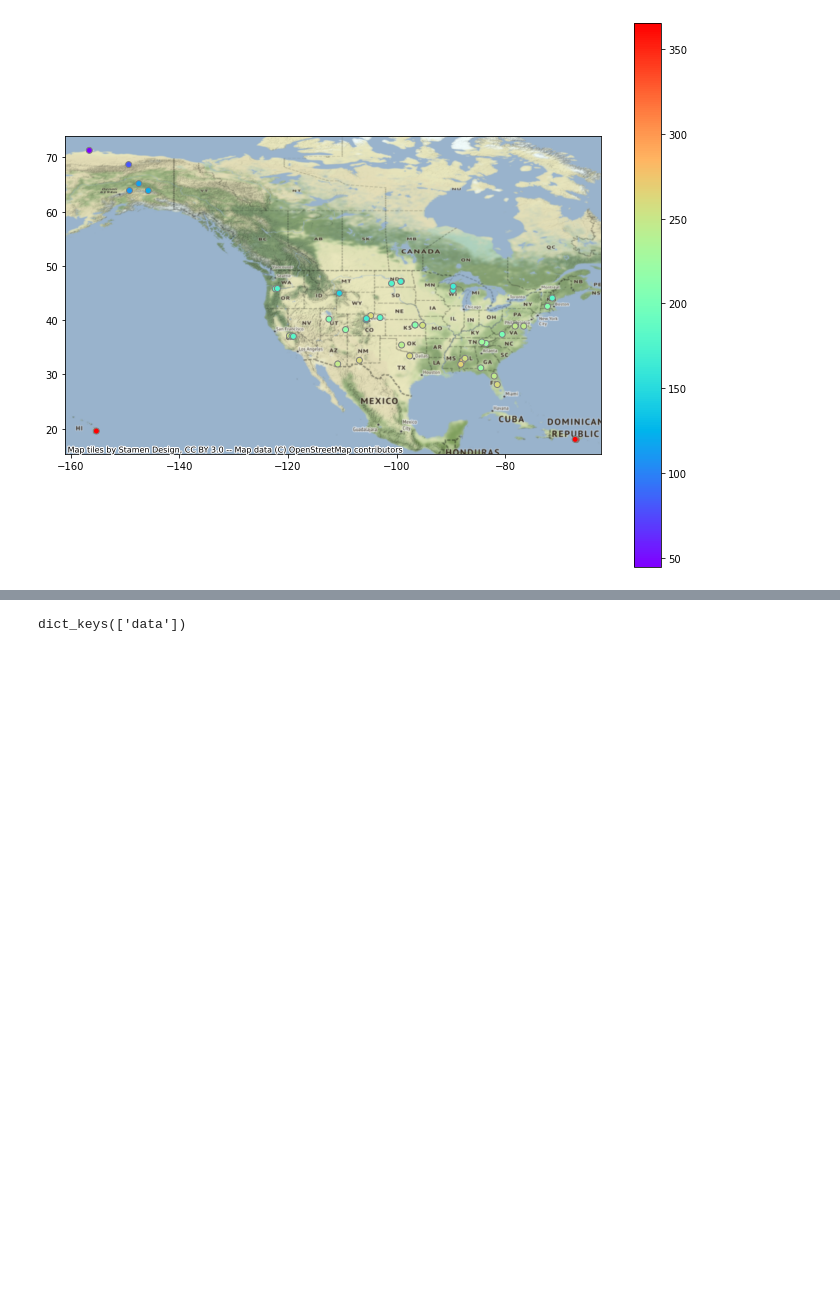
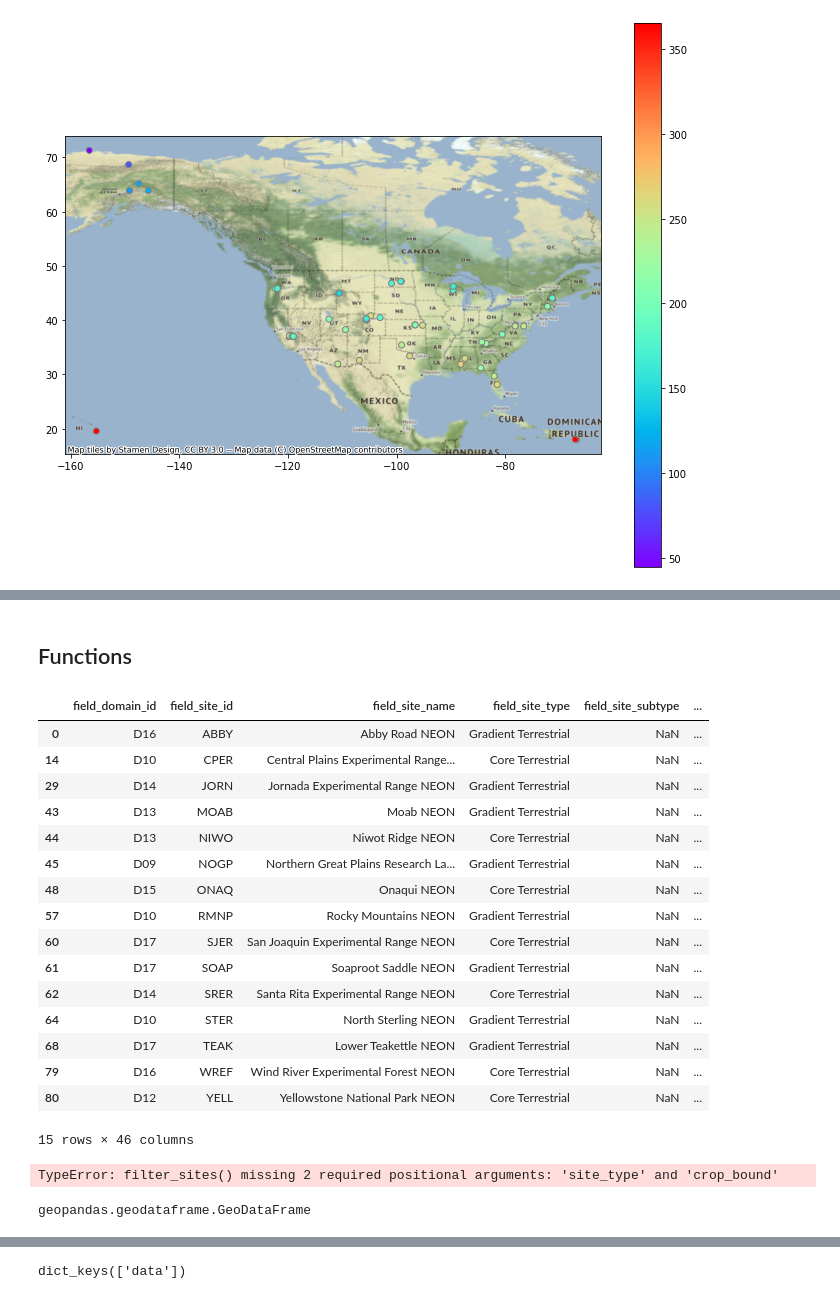
Before and after one commit to cnorristellar/macrosystems, a Jupyter notebook: prototyping-python.ipynb, the cells around one changed output, grey strips where cells are left out. Drawn from its saved outputs; the diff is of its cells as text; code cells hidden in the pictures; blank space fills up the shorter version.

Commit message:
Tutorial completed. User-defined function framework in progress. API Request in progress. Notebook organized.

```diff
--- a/prototyping-python.ipynb
+++ b/prototyping-python.ipynb
@@ -219,0 +220,41 @@ plt.show()
+# %% [markdown]
+## Functions
+# %%
+neon_bbox = neon_gdf.total_bounds
+# print(neon_bbox)
+
+xmin, ymin, xmax, ymax = neon_gdf.total_bounds
+
+neon_west_box = neon_gdf.cx[-130:-100, 25:50]
+# print(neon_west_bbox)
+
+neon_west_sites = neon_gdf[neon_gdf.geometry.within(neon_west_box)]
+neon_west_sites
+
+
+# Create filter list - terrestrial - core & gradient
+terrestrial_filter = ["Gradient Terrestrial", "Core Terrestrial"]
+
+# Create terrestrial sites
+neon_west_terrestrial = neon_west_sites[
+    neon_west_sites.field_site_type.isin(terrestrial_filter)]
+
+neon_west_terrestrial
+# %% [output]
+|  | field_domain_id | field_site_id | field_site_name | field_site_type | field_site_subtype | ... |
+| 0 | D16 | ABBY | Abby Road NEON | Gradient Terrestrial | NaN | ... |
+| 14 | D10 | CPER | Central Plains Experimental Range... | Core Terrestrial | NaN | ... |
+| 29 | D14 | JORN | Jornada Experimental Range NEON | Gradient Terrestrial | NaN | ... |
+| 43 | D13 | MOAB | Moab NEON | Gradient Terrestrial | NaN | ... |
+| 44 | D13 | NIWO | Niwot Ridge NEON | Core Terrestrial | NaN | ... |
+| 45 | D09 | NOGP | Northern Great Plains Research La... | Gradient Terrestrial | NaN | ... |
+| 48 | D15 | ONAQ | Onaqui NEON | Core Terrestrial | NaN | ... |
+| 57 | D10 | RMNP | Rocky Mountains NEON | Gradient Terrestrial | NaN | ... |
+| 60 | D17 | SJER | San Joaquin Experimental Range NEON | Core Terrestrial | NaN | ... |
+| 61 | D17 | SOAP | Soaproot Saddle NEON | Gradient Terrestrial | NaN | ... |
+| 62 | D14 | SRER | Santa Rita Experimental Range NEON | Core Terrestrial | NaN | ... |
+| 64 | D10 | STER | North Sterling NEON | Gradient Terrestrial | NaN | ... |
+| 68 | D17 | TEAK | Lower Teakettle NEON | Gradient Terrestrial | NaN | ... |
+| 79 | D16 | WREF | Wind River Experimental Forest NEON | Core Terrestrial | NaN | ... |
+| 80 | D12 | YELL | Yellowstone National Park NEON | Core Terrestrial | NaN | ... |
+15 rows × 46 columns
@@ -219,0 +328,22 @@ plt.show()
+# %%
+  # Create a box for the initial intersection
+    bbox = poly.bounds
+    # Get a list of id's for each road line that overlaps the bounding box and subset the data to just those lines
+    sidx = list(spatial_index.intersection(bbox))
+    shp_sub = shp.iloc[sidx]
+
+    # Clip the data - with these data
+    clipped = shp_sub.copy()
+    clipped['geometry'] = shp_sub.intersection(poly)
+
+    # Return the clipped layer with no null geometry values
+    final_clipped = clipped[clipped.geometry.notnull()]
+
+
+    return filtered_sites
+# %% [output]
+TypeError: filter_sites() missing 2 required positional arguments: 'site_type' and 'crop_bound'
+# %%
+type(neon_evergreen_sites)
+# %% [output]
+geopandas.geodataframe.GeoDataFrame
```
Also changed, not shown: parts of 29 cells of this notebook.
